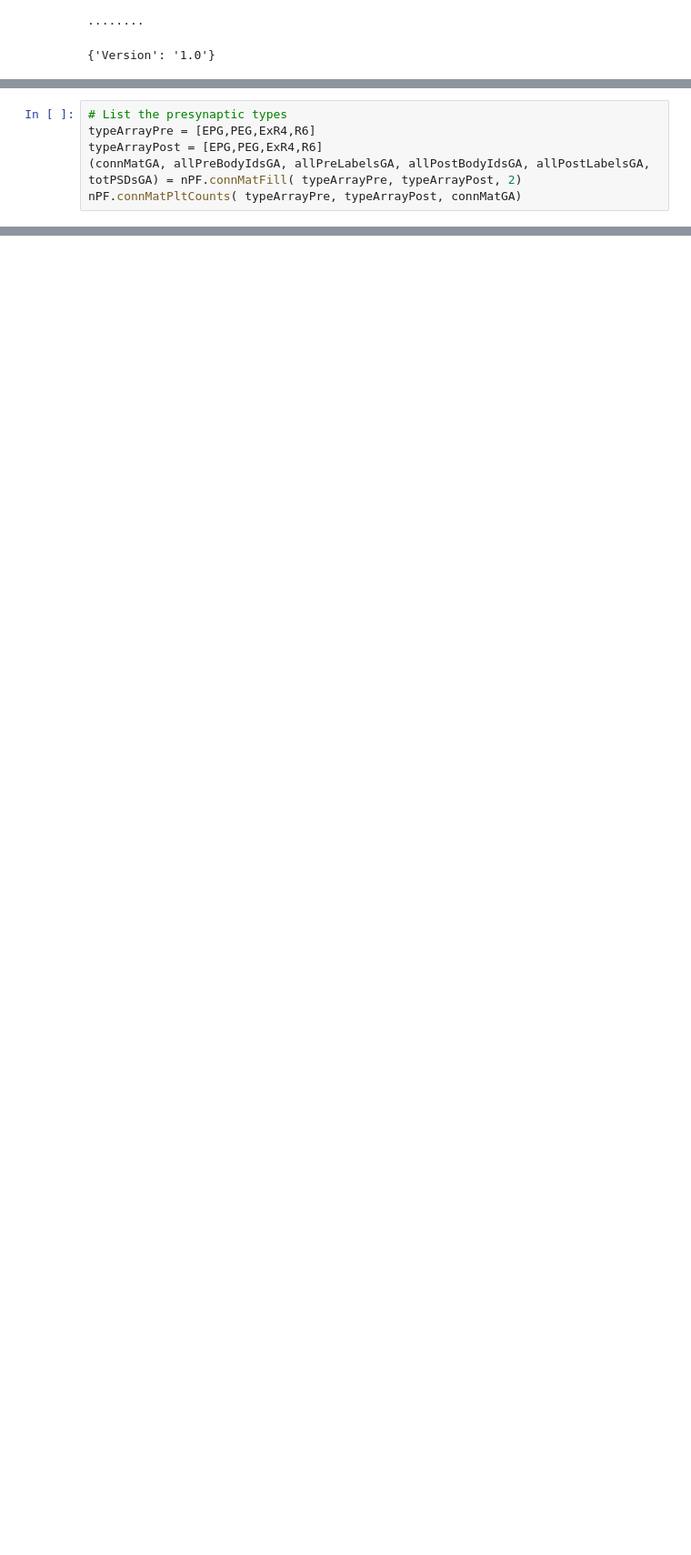
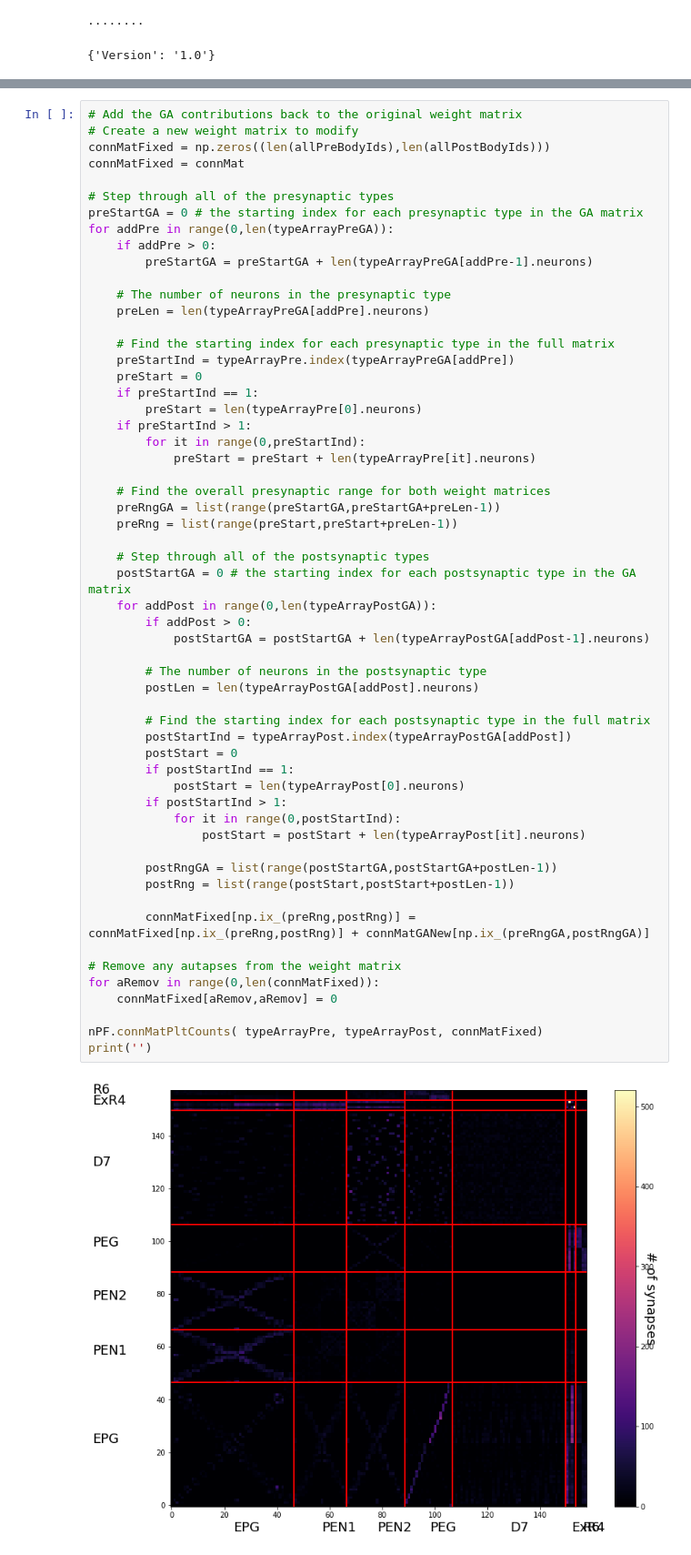
Before and after one commit to dteinferno/CompassModel, a Jupyter notebook: EMModel/EMModel.ipynb, the cells around one changed output, grey strips where cells are left out. Shown: that part at 91% size. Cells and saved outputs as stored; diff of their text form; blank space fills up the shorter version.

```diff
--- a/EMModel/EMModel.ipynb
+++ b/EMModel/EMModel.ipynb
@@ -170,6 +189,0 @@ nPF.connMatPltCounts( typeArrayPre, typeArrayPost, connMat)
-# %%
-# List the presynaptic types
-typeArrayPre = [EPG,PEG,ExR4,R6]
-typeArrayPost = [EPG,PEG,ExR4,R6]
-(connMatGA, allPreBodyIdsGA, allPreLabelsGA, allPostBodyIdsGA, allPostLabelsGA, totPSDsGA) = nPF.connMatFill( typeArrayPre, typeArrayPost, 2)
-nPF.connMatPltCounts( typeArrayPre, typeArrayPost, connMatGA)
@@ -185,0 +190,59 @@ cbar = plt.colorbar()
+# %%
+# Add the GA contributions back to the original weight matrix
+# Create a new weight matrix to modify
+connMatFixed = np.zeros((len(allPreBodyIds),len(allPostBodyIds)))
+connMatFixed = connMat
+
+# Step through all of the presynaptic types
+preStartGA = 0 # the starting index for each presynaptic type in the GA matrix
+for addPre in range(0,len(typeArrayPreGA)):
+    if addPre > 0:
+        preStartGA = preStartGA + len(typeArrayPreGA[addPre-1].neurons)
+
+    # The number of neurons in the presynaptic type
+    preLen = len(typeArrayPreGA[addPre].neurons)
+
+    # Find the starting index for each presynaptic type in the full matrix
+    preStartInd = typeArrayPre.index(typeArrayPreGA[addPre])
+    preStart = 0
+    if preStartInd == 1:
+        preStart = len(typeArrayPre[0].neurons)
+    if preStartInd > 1:
+        for it in range(0,preStartInd):
+            preStart = preStart + len(typeArrayPre[it].neurons)
+
+    # Find the overall presynaptic range for both weight matrices
+    preRngGA = list(range(preStartGA,preStartGA+preLen-1))
+    preRng = list(range(preStart,preStart+preLen-1))
+
+    # Step through all of the postsynaptic types
+    postStartGA = 0 # the starting index for each postsynaptic type in the GA matrix
+    for addPost in range(0,len(typeArrayPostGA)):
+        if addPost > 0:
+            postStartGA = postStartGA + len(typeArrayPostGA[addPost-1].neurons)
+
+        # The number of neurons in the postsynaptic type
+        postLen = len(typeArrayPostGA[addPost].neurons)
+
+        # Find the starting index for each postsynaptic type in the full matrix
+        postStartInd = typeArrayPost.index(typeArrayPostGA[addPost])
+        postStart = 0
+        if postStartInd == 1:
+            postStart = len(typeArrayPost[0].neurons)
+        if postStartInd > 1:
+            for it in range(0,postStartInd):
+                postStart = postStart + len(typeArrayPost[it].neurons)
+
+        postRngGA = list(range(postStartGA,postStartGA+postLen-1))
+        postRng = list(range(postStart,postStart+postLen-1))
+
+        connMatFixed[np.ix_(preRng,postRng)] = connMatFixed[np.ix_(preRng,postRng)] + connMatGANew[np.ix_(preRngGA,postRngGA)]
+
+# Remove any autapses from the weight matrix
+for aRemov in range(0,len(connMatFixed)):
+    connMatFixed[aRemov,aRemov] = 0
+
+nPF.connMatPltCounts( typeArrayPre, typeArrayPost, connMatFixed)
+print('')
+# %% [output]
+[figure, added]
```
Also changed, not shown: parts of 4 cells of this notebook.
